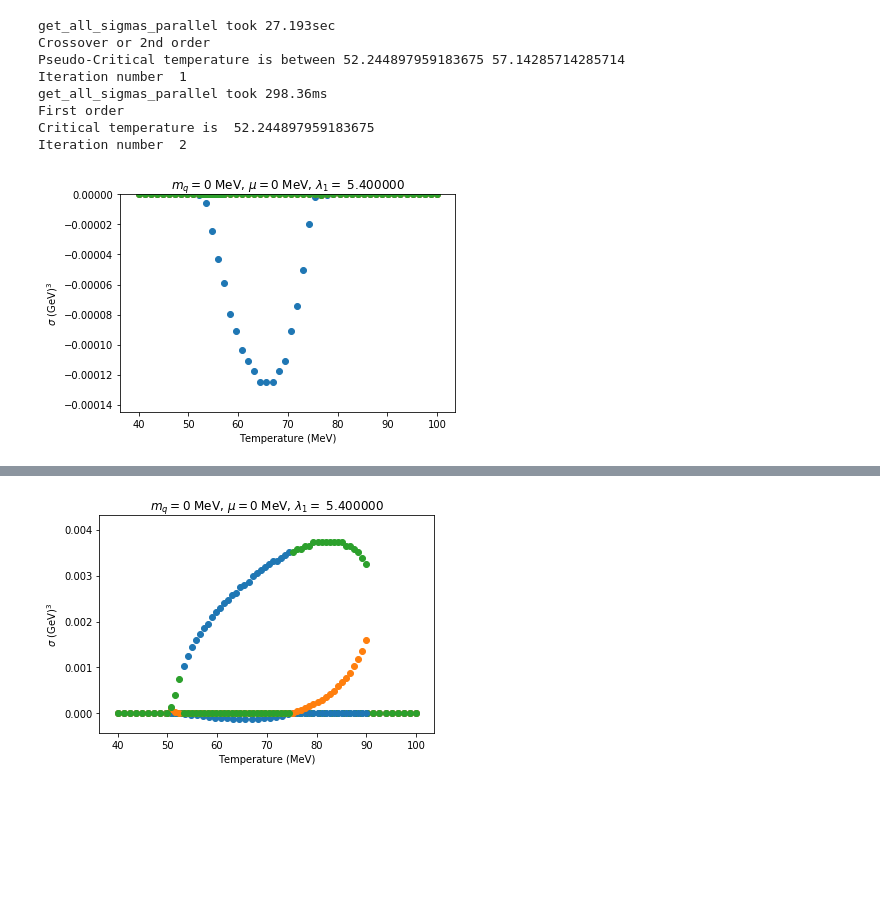
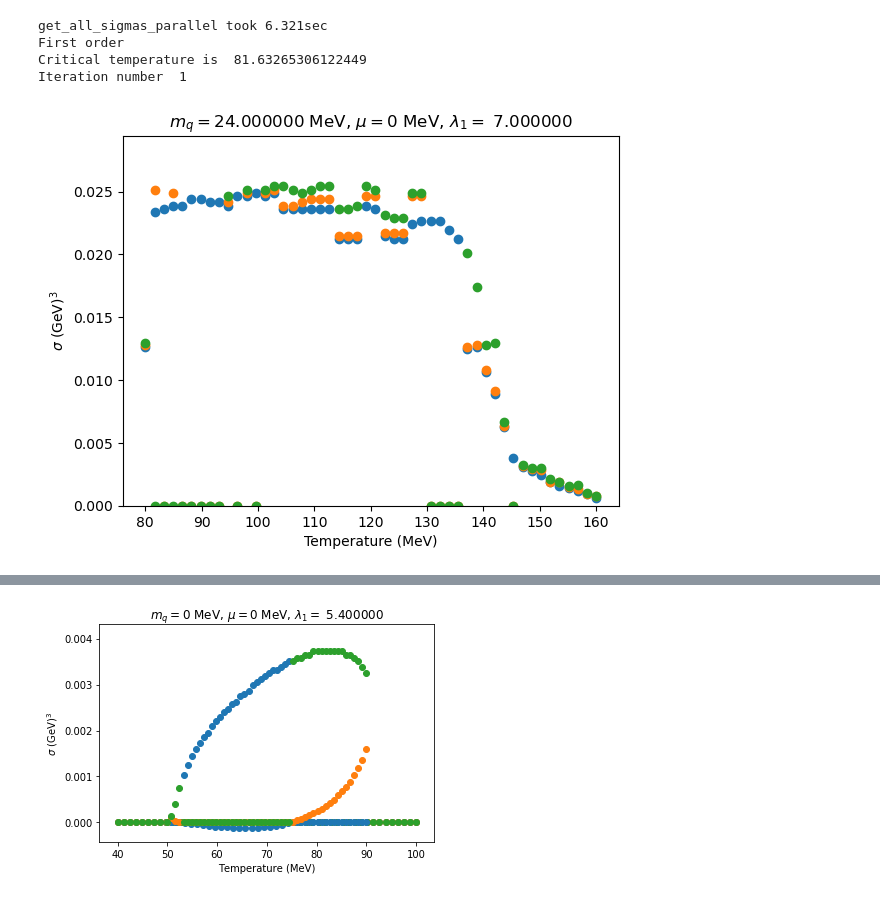
Before and after one commit to seanbartz/DilatonMixingParallel, a Jupyter notebook: Critical_Zoom_notebook.ipynb, the cells around one changed output, grey strips where cells are left out. Drawn from its saved outputs; the diff is of its cells as text; code cells hidden in the pictures; blank space fills up the shorter version.

Commit message:
Fixing limits and chiral comparison

```diff
--- a/Critical_Zoom_notebook.ipynb
+++ b/Critical_Zoom_notebook.ipynb
@@ -25,61 +25,57 @@ def critical_zoom(tmin,tmax,numtemp,minsigma,maxsigma,ml,mu,lambda1,a0):
 
     return order, iterationNumber, sigma_list,temps_list,Tc
 # %%
-tmin=40
-tmax=100
+tmin=80
+tmax=160
 numtemp=50
 
 
 
 #light quark mass
-ml=0
+ml=24
 
 #chemical potential
 mu=0
 
-lambda1= 5.4 #parameter for mixing between dilaton and chiral field
+lambda1= 7 #parameter for mixing between dilaton and chiral field
 
 minsigma=0
-maxsigma=-300
+maxsigma=295
 
 a0=0.
 
 order, iterationNumber, sigma_list,temps_list,Tc=critical_zoom(tmin,tmax,numtemp,minsigma,maxsigma,ml,mu,lambda1,a0)
 # %% [output]
-get_all_sigmas_parallel took 27.193sec
-Crossover or 2nd order
-Pseudo-Critical temperature is between 52.244897959183675 57.14285714285714
+get_all_sigmas_parallel took 6.321sec
+First order
+Critical temperature is  81.63265306122449
 Iteration number  1
-get_all_sigmas_parallel took 298.36ms
-First order
-Critical temperature is  52.244897959183675
-Iteration number  2
 # %%
 #plot all the sigma values for each iteration
 #get the standard colors for matplotlib
 prop_cycle = plt.rcParams['axes.prop_cycle']
 colors = prop_cycle.by_key()['color']
 
 #find the index of when sigma_list[0][:,0] has its first zero value
 #this is the index of the first temperature where the sigma value is zero
 
 max_index=np.argmax(sigma_list[0][:,0]==0)
 #find the value of the temperature at this index
 max_temp=temps_list[0][max_index]
 
 
 
 for i in range(len(sigma_list)):
     plt.scatter(temps_list[i],(sigma_list[i][:,0]/1000)**3,color=colors[0])
     plt.scatter(temps_list[i],(sigma_list[i][:,1]/1000)**3,color=colors[1])
     plt.scatter(temps_list[i],(sigma_list[i][:,2]/1000)**3,color=colors[2])
 plt.xlabel("Temperature (MeV)")
 plt.ylabel("$\sigma$ (GeV)$^3$")
 #set the x range
 #plt.xlim(temps_list[0][0],max_temp)
 plt.ylim([np.amin((1.05*sigma_list[0]/1000))**3,np.amax((1.05*sigma_list[0]/1000))**3])
-plt.title(r'$m_q=%i$ MeV, $\mu=%i$ MeV, $\lambda_1=$ %f' %(ml,mu,lambda1))
+plt.title(r'$m_q=%f$ MeV, $\mu=%i$ MeV, $\lambda_1=$ %f' %(ml,mu,lambda1))
 #plt.savefig("plots/sigma_T_mq%i_mu%i_lambda1%f.png" %(ml,mu,lambda1))
 plt.show()
 # %% [output]
-[figure, old version]
+[figure, new version]
```
Also changed, not shown: parts of 2 cells of this notebook, 4 other files.
